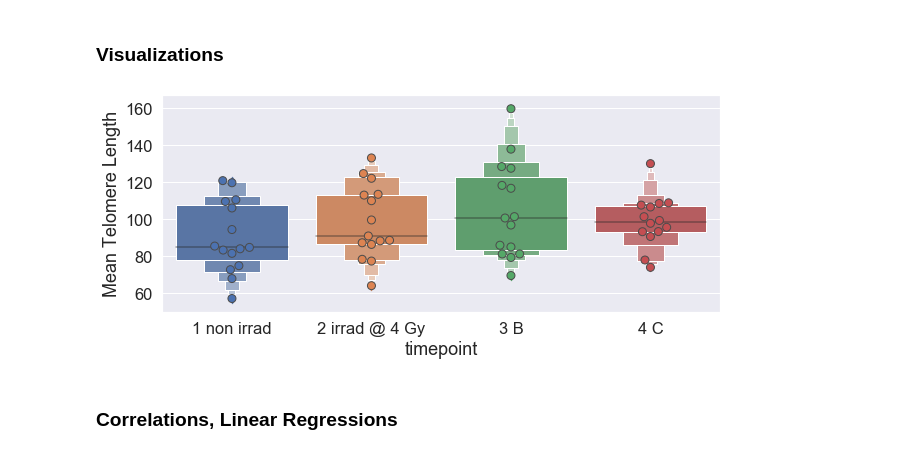
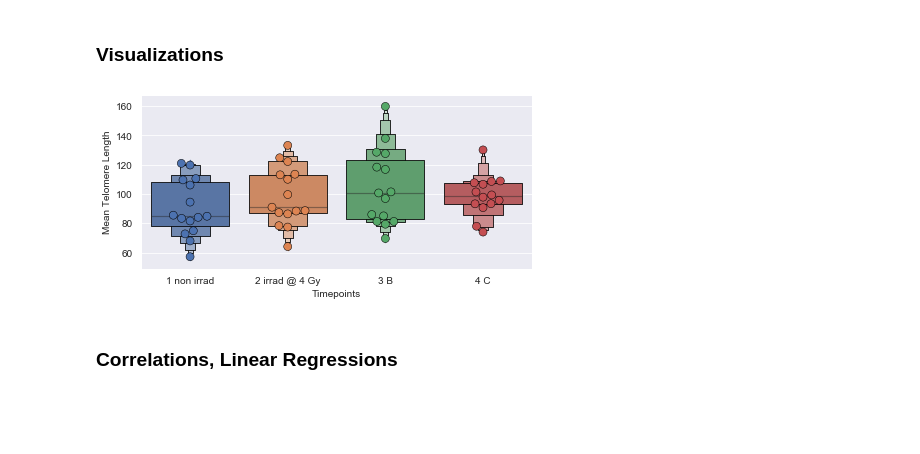
Before and after one commit to Jared-Luxton/radiation-therapy-machine-learning, a Jupyter notebook: notebooks/02_radiation_therapy_patients_data_VISUALIZATION_STATISTICS.ipynb, the cells around one changed output. Drawn from its saved outputs; the diff is of its cells as text; code cells hidden in the pictures; blank space fills up the shorter version.

```diff
--- a/notebooks/02_radiation_therapy_patients_data_VISUALIZATION_STATISTICS.ipynb
+++ b/notebooks/02_radiation_therapy_patients_data_VISUALIZATION_STATISTICS.ipynb
@@ -73,20 +74,22 @@ The autoreload extension is already loaded. To reload it, use:
 all_patients_df = pd.read_csv('../data/compiled patient data csv files/all_patients_df.csv')
 all_patients_df['telo data'] = all_patients_df['telo data'].map(literal_eval)
 # %%
-fig = plt.figure(figsize=(10,4))
-ax = sns.set(font_scale = 1.5)
+sns.set_style(rc= {'patch.edgecolor': 'black'})
+
+fig = plt.figure(figsize=(7,3.2))
 ax = sns.boxenplot(x='timepoint',y='telo means', data=all_patients_df,
-                  linewidth=1)
+                  linewidth=1,)
 ax = sns.swarmplot(x='timepoint',y='telo means', data=all_patients_df, size=8,
-                  linewidth=1)
+                  linewidth=.5, edgecolor='black')
 
 # ax.set_title("Mean Telomere Length (TeloFISH) per timepoint")
-ax.set_ylabel('Mean Telomere Length')
-ax.set_xlabel('timepoint')
+ax.set_ylabel('Mean Telomere Length', fontsize=10)
+ax.set_xlabel('Timepoints', fontsize=10)
+ax.tick_params(labelsize=10)
 plt.savefig('../graphs/paper figures/main figs/all patient Mean telomere length means teloFISH.png',
-            dpi=400)
+            dpi=400, bbox_inches = "tight")
 # %% [output]
-[figure, old version]
+[figure, new version]
 # %% [markdown]
 ### Correlations, Linear Regressions
 # %%
```
Also changed, not shown: parts of 16 cells of this notebook, 2 other files.
